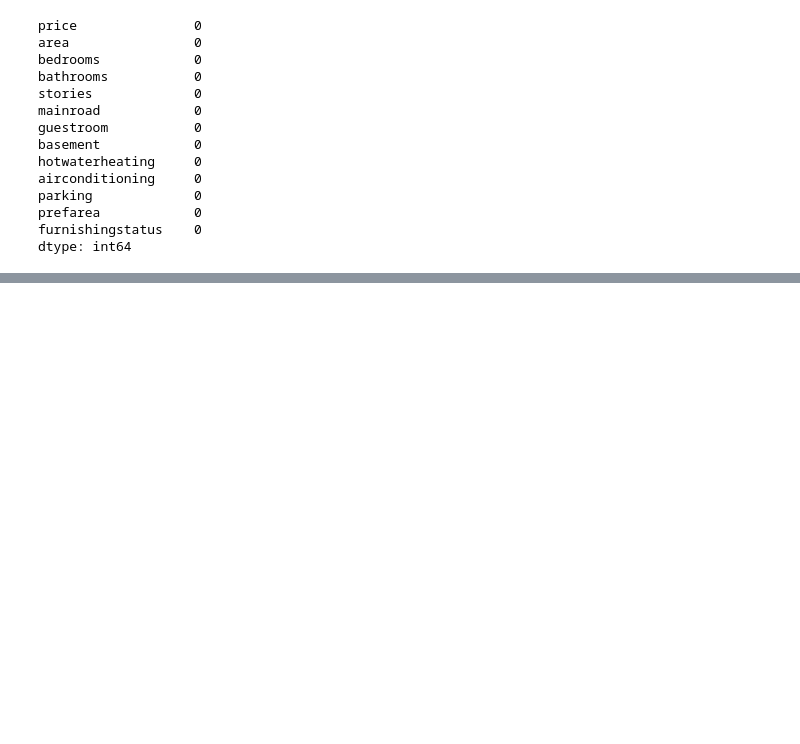
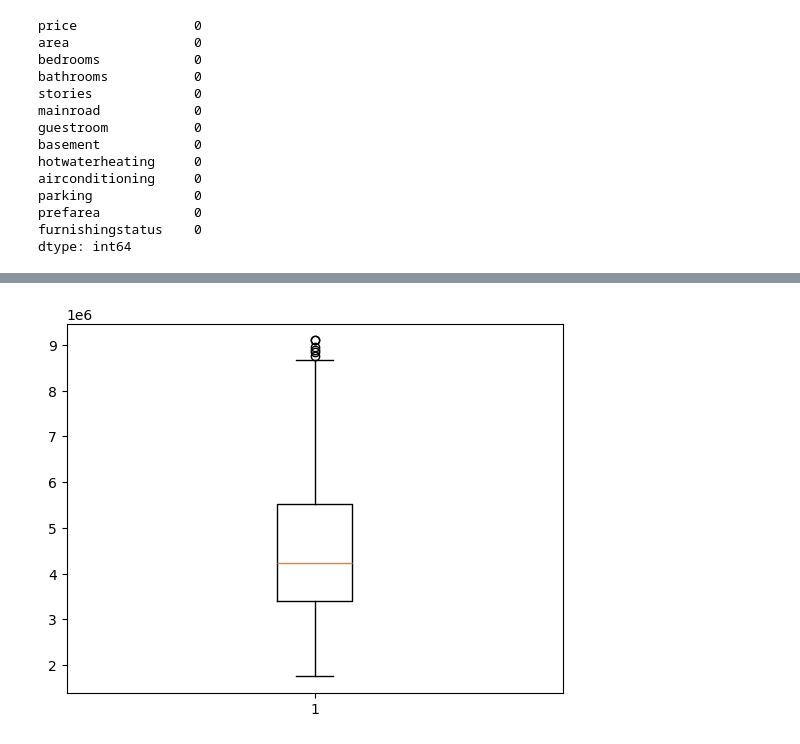
Before and after one commit to Adithyan-mp/ML-Basic-Projects, a Jupyter notebook: LIner_Regression/house_price_prediction/model.ipynb, the cells around one changed output, grey strips where cells are left out. Saved outputs shown, nothing was run; the diff lists cells and outputs as text; code cells hidden in the pictures; blank space fills up the shorter version.

```diff
--- a/LIner_Regression/house_price_prediction/model.ipynb
+++ b/LIner_Regression/house_price_prediction/model.ipynb
@@ -70,0 +106,14 @@ dtype: int64
+# %%
+# Calculating quartiles and IQR for the 'area' variable
+Q1_area = df['area'].quantile(0.25)
+Q3_area = df['area'].quantile(0.75)
+IQR_area = Q3_area - Q1_area
+
+# Filtering out outliers for the 'area' variable
+df = df[(df['area'] >= Q1_area - 1.5 * IQR_area) & (df['area'] <= Q3_area + 1.5 * IQR_area)]
+
+# Plotting the boxplot after removing outliers for the 'price' variable
+plt.boxplot(df['price'])
+plt.show()
+# %% [output]
+[figure, added]
```
Also changed, not shown: parts of 7 cells of this notebook.
